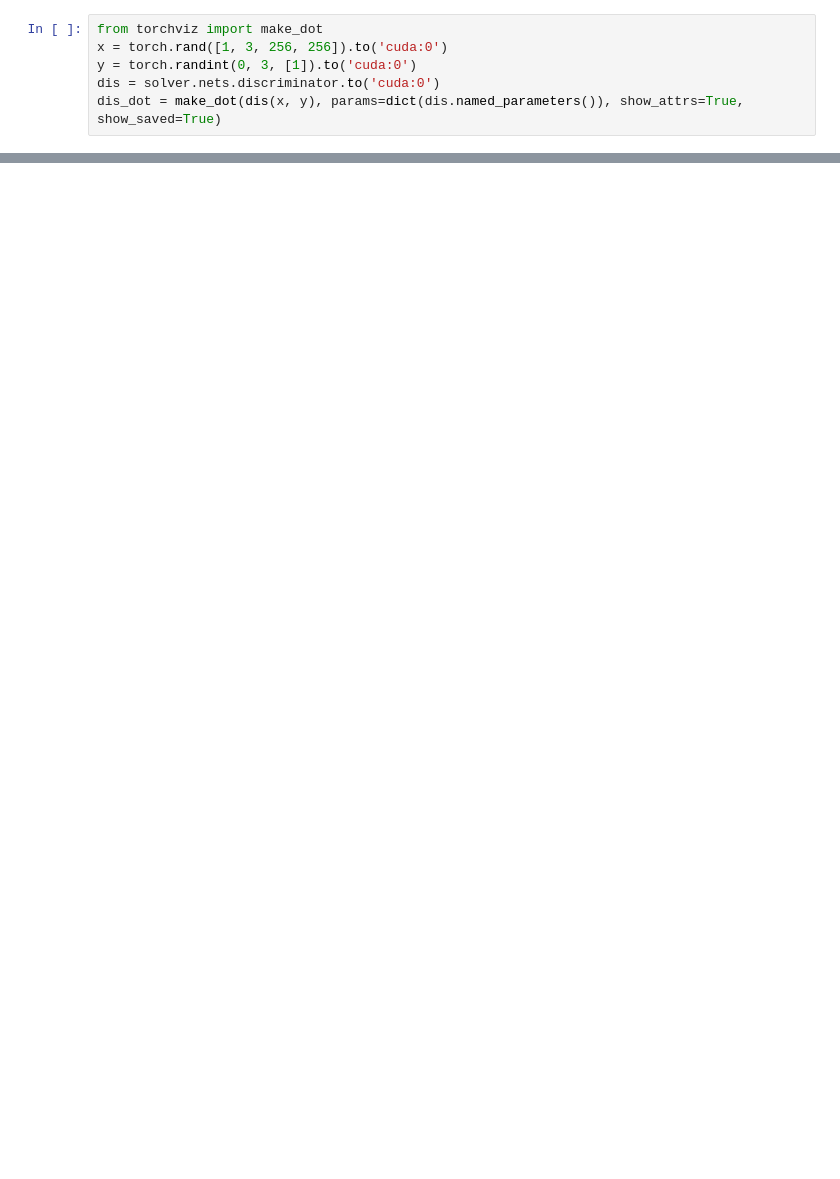
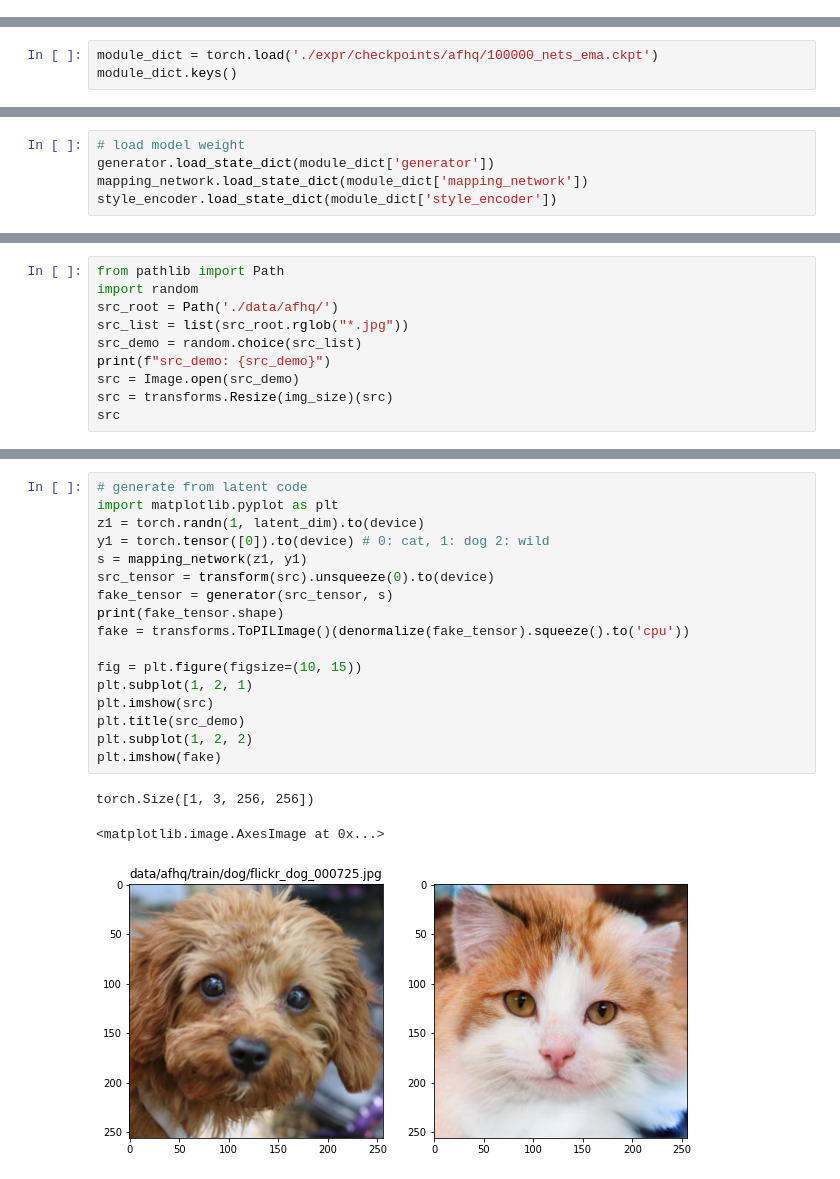
Before and after one commit to jiaqianjing/stargan-v2, a Jupyter notebook: demo.ipynb, the cells around one changed output, grey strips where cells are left out. Drawn from its saved outputs; the diff is of its cells as text; blank space fills up the shorter version.

Commit message:
update demo

```diff
--- a/demo.ipynb
+++ b/demo.ipynb
@@ -179,6 +13,0 @@ dict_keys(['generator', 'mapping_network', 'style_encoder', 'discriminator'])
-# %%
-from torchviz import make_dot
-x = torch.rand([1, 3, 256, 256]).to('cuda:0')
-y = torch.randint(0, 3, [1]).to('cuda:0')
-dis = solver.nets.discriminator.to('cuda:0')
-dis_dot = make_dot(dis(x, y), params=dict(dis.named_parameters()), show_attrs=True, show_saved=True)
@@ -227,0 +38,3 @@ gamma.shape, beta.shape
+# %%
+module_dict = torch.load('./expr/checkpoints/afhq/100000_nets_ema.ckpt')
+module_dict.keys()
@@ -227,0 +43,5 @@ gamma.shape, beta.shape
+# %%
+# load model weight
+generator.load_state_dict(module_dict['generator'])
+mapping_network.load_state_dict(module_dict['mapping_network'])
+style_encoder.load_state_dict(module_dict['style_encoder'])
@@ -227,0 +91,10 @@ gamma.shape, beta.shape
+# %%
+from pathlib import Path
+import random
+src_root = Path('./data/afhq/')
+src_list = list(src_root.rglob("*.jpg"))
+src_demo = random.choice(src_list)
+print(f"src_demo: {src_demo}")
+src = Image.open(src_demo)
+src = transforms.Resize(img_size)(src)
+src
@@ -227,0 +104,21 @@ gamma.shape, beta.shape
+# %%
+# generate from latent code
+import matplotlib.pyplot as plt
+z1 = torch.randn(1, latent_dim).to(device)
+y1 = torch.tensor([0]).to(device) # 0: cat, 1: dog 2: wild
+s = mapping_network(z1, y1)
+src_tensor = transform(src).unsqueeze(0).to(device)
+fake_tensor = generator(src_tensor, s)
+print(fake_tensor.shape)
+fake = transforms.ToPILImage()(denormalize(fake_tensor).squeeze().to('cpu'))
+
+fig = plt.figure(figsize=(10, 15))
+plt.subplot(1, 2, 1)
+plt.imshow(src)
+plt.title(src_demo)
+plt.subplot(1, 2, 2)
+plt.imshow(fake)
+# %% [output]
+torch.Size([1, 3, 256, 256])
+<matplotlib.image.AxesImage at 0x...>
+[figure, added]
```
Also changed, not shown: parts of 24 cells of this notebook, 1 other file.
